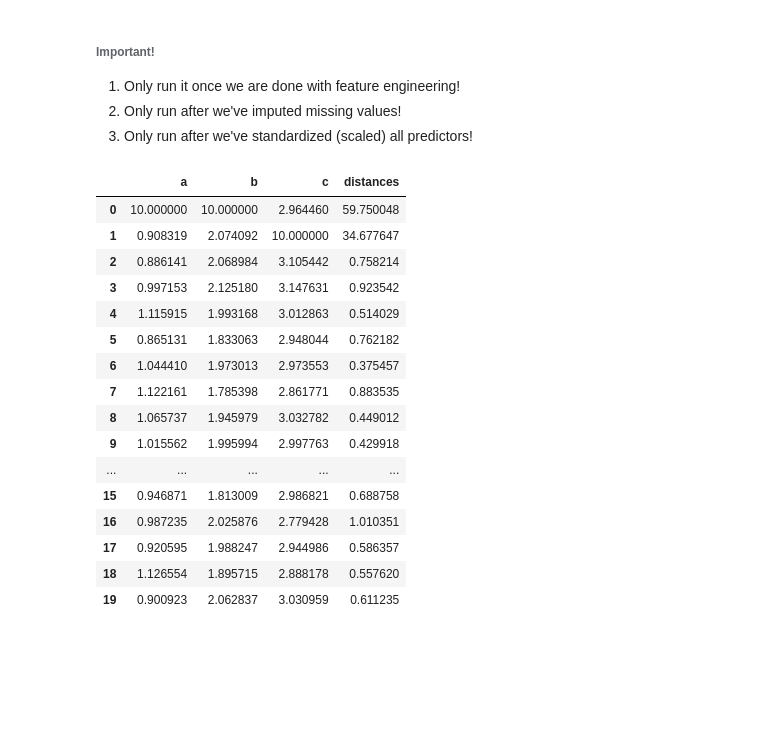
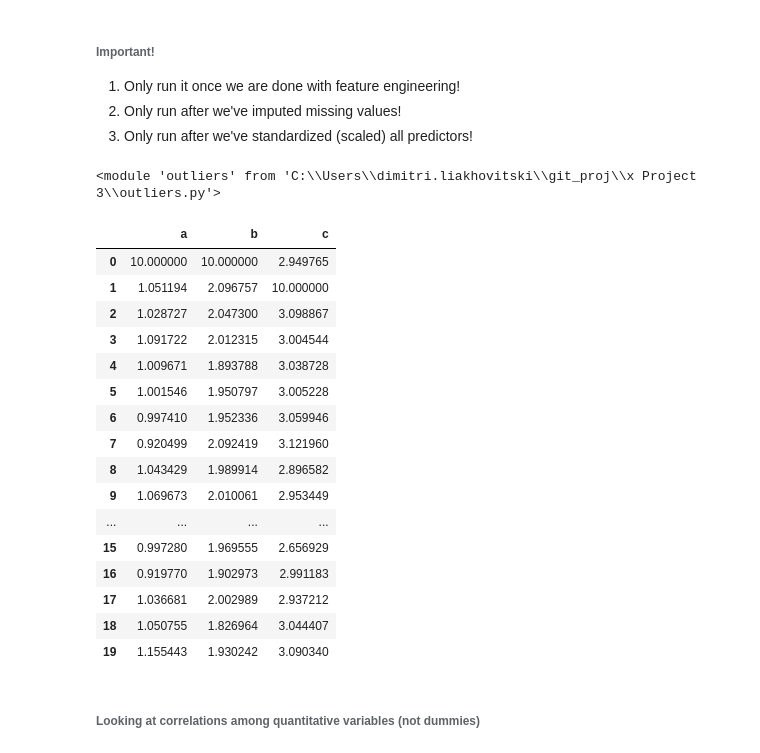
Before and after one commit to gwenkf/IowaHousePrices, a Jupyter notebook: House_Prices_Prepare_Dimitri.ipynb, the cells around one changed output. Saved outputs shown, nothing was run; the diff lists cells and outputs as text; code cells hidden in the pictures; blank space fills up the shorter version.

```diff
--- a/House_Prices_Prepare_Dimitri.ipynb
+++ b/House_Prices_Prepare_Dimitri.ipynb
@@ -2328,0 +2388,4 @@ print(test.shape)
+# %%
+outliers
+# %% [output]
+<module 'outliers' from 'C:\\Users\\dimitri.liakhovitski\\git_proj\\x Project 3\\outliers.py'>
@@ -2352,37 +2418,37 @@ def outliers(data, nameslist, kneighbors = 40):
 # %%
 # Example how to use our outliers function:
 
 # Generate Fake Pandas data frame (not related at all to our data)
 import numpy as np
 import pandas as pd
 from scipy.spatial.distance import pdist, squareform
 a = pd.Series(np.random.normal(1, 0.1, 20))
 df = pd.DataFrame(a, columns=['a'])
 df['b'] = pd.Series(np.random.normal(2, 0.1, 20))
 df['c'] = pd.Series(np.random.normal(3, 0.1, 20))
 df.loc[0,'a'] = 10
 df.loc[0,'b'] = 10
 df.loc[1,'c'] = 10
 # df.head
 
 # Using our function:
-df = outliers(df, ['a','b','c'], kneighbors = 5)
+# df = outliers(df, ['a','b','c'], kneighbors = 5)
 df
 # %% [output]
-|  | a | b | c | distances |
-| 0 | 10.000000 | 10.000000 | 2.964460 | 59.750048 |
-| 1 | 0.908319 | 2.074092 | 10.000000 | 34.677647 |
-| 2 | 0.886141 | 2.068984 | 3.105442 | 0.758214 |
-| 3 | 0.997153 | 2.125180 | 3.147631 | 0.923542 |
-| 4 | 1.115915 | 1.993168 | 3.012863 | 0.514029 |
-| 5 | 0.865131 | 1.833063 | 2.948044 | 0.762182 |
-| 6 | 1.044410 | 1.973013 | 2.973553 | 0.375457 |
-| 7 | 1.122161 | 1.785398 | 2.861771 | 0.883535 |
-| 8 | 1.065737 | 1.945979 | 3.032782 | 0.449012 |
-| 9 | 1.015562 | 1.995994 | 2.997763 | 0.429918 |
-| ... | ... | ... | ... | ... |
-| 15 | 0.946871 | 1.813009 | 2.986821 | 0.688758 |
-| 16 | 0.987235 | 2.025876 | 2.779428 | 1.010351 |
-| 17 | 0.920595 | 1.988247 | 2.944986 | 0.586357 |
-| 18 | 1.126554 | 1.895715 | 2.888178 | 0.557620 |
-| 19 | 0.900923 | 2.062837 | 3.030959 | 0.611235 |
+|  | a | b | c |
+| 0 | 10.000000 | 10.000000 | 2.949765 |
+| 1 | 1.051194 | 2.096757 | 10.000000 |
+| 2 | 1.028727 | 2.047300 | 3.098867 |
+| 3 | 1.091722 | 2.012315 | 3.004544 |
+| 4 | 1.009671 | 1.893788 | 3.038728 |
+| 5 | 1.001546 | 1.950797 | 3.005228 |
+| 6 | 0.997410 | 1.952336 | 3.059946 |
+| 7 | 0.920499 | 2.092419 | 3.121960 |
+| 8 | 1.043429 | 1.989914 | 2.896582 |
+| 9 | 1.069673 | 2.010061 | 2.953449 |
+| ... | ... | ... | ... |
+| 15 | 0.997280 | 1.969555 | 2.656929 |
+| 16 | 0.919770 | 1.902973 | 2.991183 |
+| 17 | 1.036681 | 2.002989 | 2.937212 |
+| 18 | 1.050755 | 1.826964 | 3.044407 |
+| 19 | 1.155443 | 1.930242 | 3.090340 |
@@ -2390,0 +2455,2 @@ df
+# %% [markdown]
+###### Looking at correlations among quantitative variables (not dummies)
```
Also changed, not shown: parts of 35 cells of this notebook.
